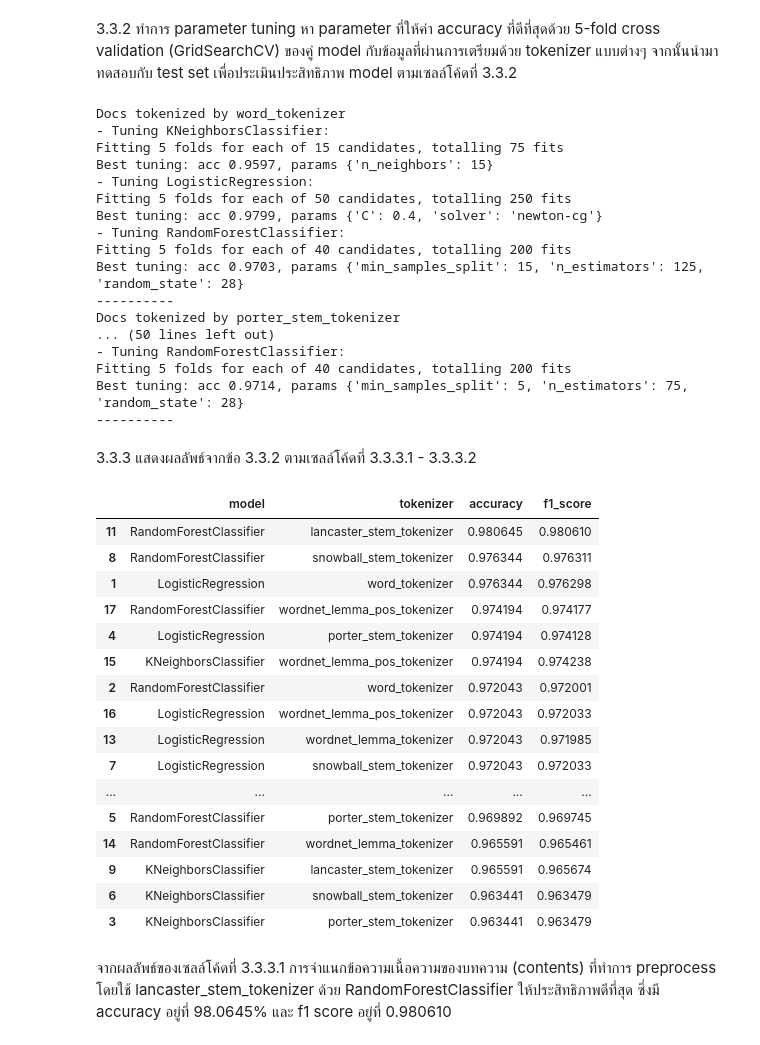
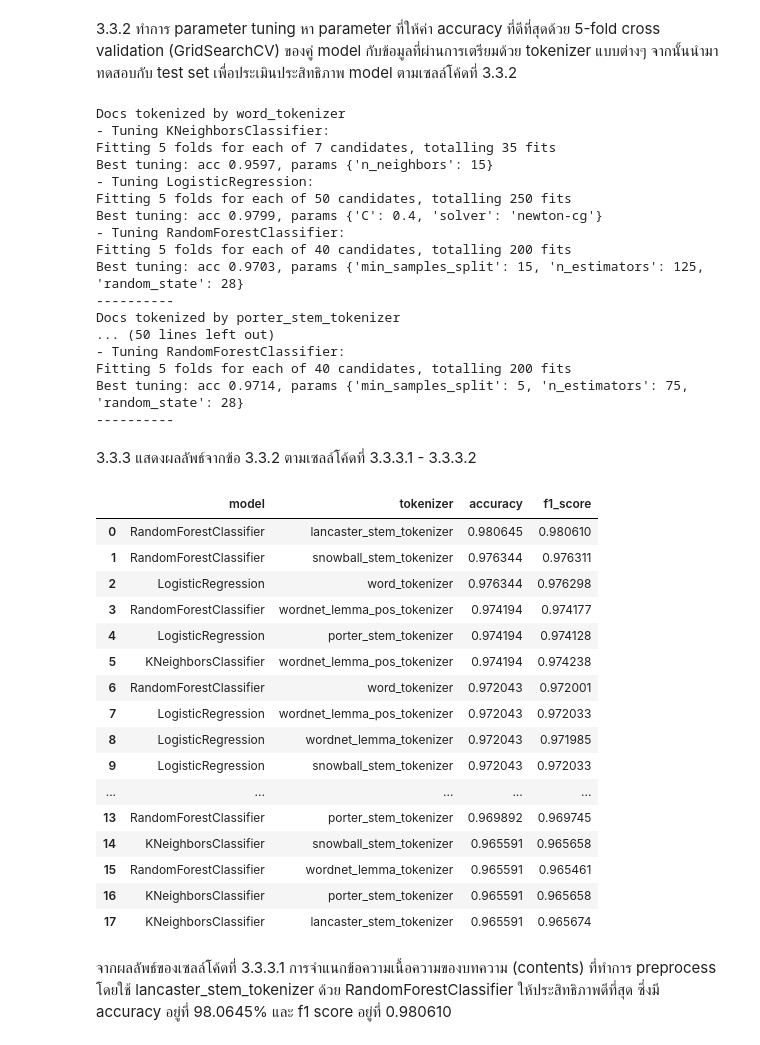
Before and after one commit to tjthanapat/ds4biz-assignment-2, a Jupyter notebook: Task 1 - News Classification/task1.ipynb, the cells around one changed output. Drawn from its saved outputs; the diff is of its cells as text; code cells hidden in the pictures.

```diff
--- a/Task 1 - News Classification/task1.ipynb
+++ b/Task 1 - News Classification/task1.ipynb
@@ -957,7 +957,7 @@ Vectorizing with wordnet_lemma_pos_tokenizer
 models = [
     {
         "model": KNeighborsClassifier(),
-        "params": {"n_neighbors": list(range(1, 16))}
+        "params": {"n_neighbors": list(range(3, 16, 2))}
     },
     {
         "model": LogisticRegression(),
@@ -1022,7 +1022,7 @@ for tokenizer_name, X in contents_X.items():
 # %% [output]
 Docs tokenized by word_tokenizer
 - Tuning KNeighborsClassifier:
-Fitting 5 folds for each of 15 candidates, totalling 75 fits
+Fitting 5 folds for each of 7 candidates, totalling 35 fits
 Best tuning: acc 0.9597, params {'n_neighbors': 15}
 - Tuning LogisticRegression:
 Fitting 5 folds for each of 50 candidates, totalling 250 fits
@@ -1042,28 +1042,28 @@ Best tuning: acc 0.9714, params {'min_samples_split': 5, 'n_estimators': 75, 'ra
 # %%
 ### Code Cell 3.3.3.1 ###
 
 result_df = pd.DataFrame(results1)
 
 result_df[['model','tokenizer','accuracy','f1_score']] \
-    .sort_values(by=['accuracy'], ascending=False)
+    .sort_values(by=['accuracy'], ascending=False).reset_index(drop=True)
 # %% [output]
 |  | model | tokenizer | accuracy | f1_score |
-| 11 | RandomForestClassifier | lancaster_stem_tokenizer | 0.980645 | 0.980610 |
-| 8 | RandomForestClassifier | snowball_stem_tokenizer | 0.976344 | 0.976311 |
-| 1 | LogisticRegression | word_tokenizer | 0.976344 | 0.976298 |
-| 17 | RandomForestClassifier | wordnet_lemma_pos_tokenizer | 0.974194 | 0.974177 |
+| 0 | RandomForestClassifier | lancaster_stem_tokenizer | 0.980645 | 0.980610 |
+| 1 | RandomForestClassifier | snowball_stem_tokenizer | 0.976344 | 0.976311 |
+| 2 | LogisticRegression | word_tokenizer | 0.976344 | 0.976298 |
+| 3 | RandomForestClassifier | wordnet_lemma_pos_tokenizer | 0.974194 | 0.974177 |
 | 4 | LogisticRegression | porter_stem_tokenizer | 0.974194 | 0.974128 |
-| 15 | KNeighborsClassifier | wordnet_lemma_pos_tokenizer | 0.974194 | 0.974238 |
-| 2 | RandomForestClassifier | word_tokenizer | 0.972043 | 0.972001 |
-| 16 | LogisticRegression | wordnet_lemma_pos_tokenizer | 0.972043 | 0.972033 |
-| 13 | LogisticRegression | wordnet_lemma_tokenizer | 0.972043 | 0.971985 |
-| 7 | LogisticRegression | snowball_stem_tokenizer | 0.972043 | 0.972033 |
+| 5 | KNeighborsClassifier | wordnet_lemma_pos_tokenizer | 0.974194 | 0.974238 |
+| 6 | RandomForestClassifier | word_tokenizer | 0.972043 | 0.972001 |
+| 7 | LogisticRegression | wordnet_lemma_pos_tokenizer | 0.972043 | 0.972033 |
+| 8 | LogisticRegression | wordnet_lemma_tokenizer | 0.972043 | 0.971985 |
+| 9 | LogisticRegression | snowball_stem_tokenizer | 0.972043 | 0.972033 |
 | ... | ... | ... | ... | ... |
-| 5 | RandomForestClassifier | porter_stem_tokenizer | 0.969892 | 0.969745 |
-| 14 | RandomForestClassifier | wordnet_lemma_tokenizer | 0.965591 | 0.965461 |
-| 9 | KNeighborsClassifier | lancaster_stem_tokenizer | 0.965591 | 0.965674 |
-| 6 | KNeighborsClassifier | snowball_stem_tokenizer | 0.963441 | 0.963479 |
-| 3 | KNeighborsClassifier | porter_stem_tokenizer | 0.963441 | 0.963479 |
+| 13 | RandomForestClassifier | porter_stem_tokenizer | 0.969892 | 0.969745 |
+| 14 | KNeighborsClassifier | snowball_stem_tokenizer | 0.965591 | 0.965658 |
+| 15 | RandomForestClassifier | wordnet_lemma_tokenizer | 0.965591 | 0.965461 |
+| 16 | KNeighborsClassifier | porter_stem_tokenizer | 0.965591 | 0.965658 |
+| 17 | KNeighborsClassifier | lancaster_stem_tokenizer | 0.965591 | 0.965674 |
 # %% [markdown]
 จากผลลัพธ์ของเซลล์โค้ดที่ 3.3.3.1 การจำแนกข้อความเนื้อความของบทความ (contents) ที่ทำการ preprocess โดยใช้ lancaster_stem_tokenizer ด้วย RandomForestClassifier ให้ประสิทธิภาพดีที่สุด ซึ่งมี accuracy อยู่ที่ 98.0645% และ f1 score อยู่ที่ 0.980610
 # %%
```
Also changed, not shown: parts of 13 cells of this notebook, 1 other file.
